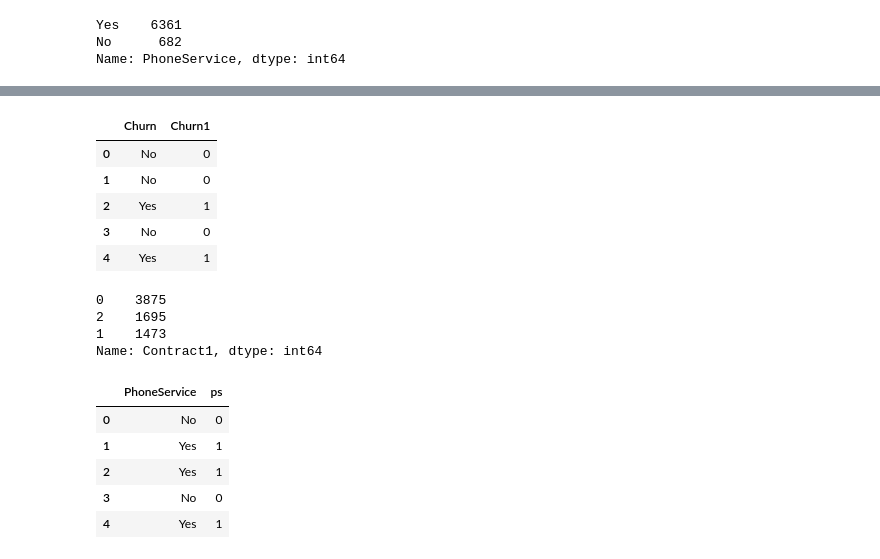
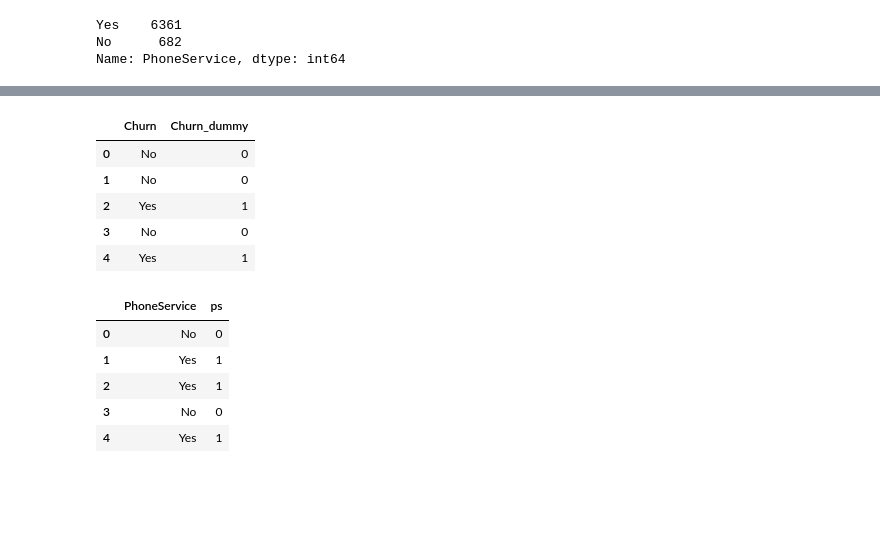
Before and after one commit to nedianurani/Churn_Assignment, a Jupyter notebook: SL_Churn_Assignment.ipynb, the cells around one changed output, grey strips where cells are left out. Saved outputs shown, nothing was run; the diff lists cells and outputs as text; code cells hidden in the pictures; blank space fills up the shorter version.

```diff
--- a/SL_Churn_Assignment.ipynb
+++ b/SL_Churn_Assignment.ipynb
@@ -184,26 +255,16 @@ Name: PhoneService, dtype: int64
 # %%
 from sklearn.preprocessing import LabelEncoder
 
 lb_churn = LabelEncoder()
-data_merge["Churn1"] = lb_churn.fit_transform(data_merge["Churn"])
-data_merge[["Churn", "Churn1"]].head(5)
+data_merge["Churn_dummy"] = lb_churn.fit_transform(data_merge["Churn"])
+data_merge[["Churn", "Churn_dummy"]].head(5)
 # %% [output]
-|  | Churn | Churn1 |
+|  | Churn | Churn_dummy |
 | 0 | No | 0 |
 | 1 | No | 0 |
 | 2 | Yes | 1 |
 | 3 | No | 0 |
 | 4 | Yes | 1 |
-# %%
-lb_contract = LabelEncoder()
-data_merge["Contract1"] = lb_contract.fit_transform(data_merge["Contract"])
-data_merge[["Contract", "Contract1"]].head(5)
-data_merge["Contract1"].value_counts()
-# %% [output]
-0    3875
-2    1695
-1    1473
-Name: Contract1, dtype: int64
 # %%
 lb_ps = LabelEncoder()
 data_merge["ps"] = lb_ps.fit_transform(data_merge["PhoneService"])
```
Also changed, not shown: parts of 73 cells of this notebook.
